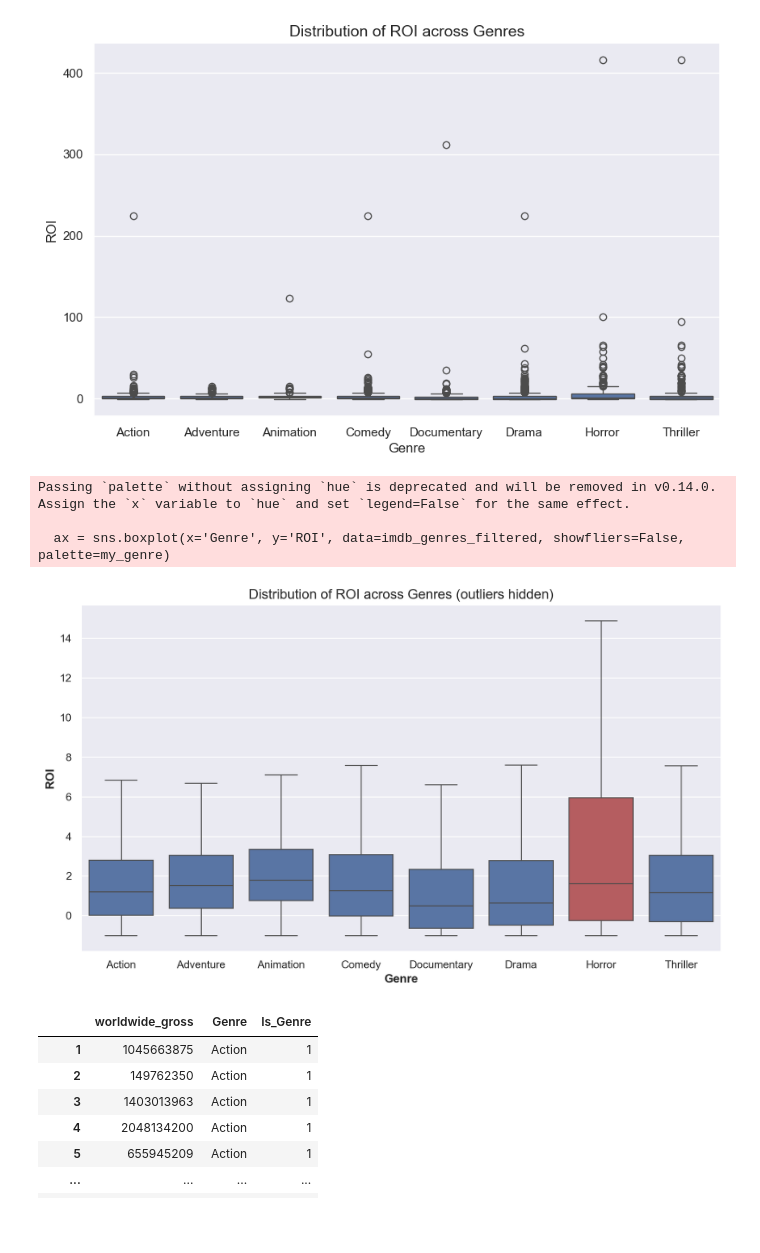
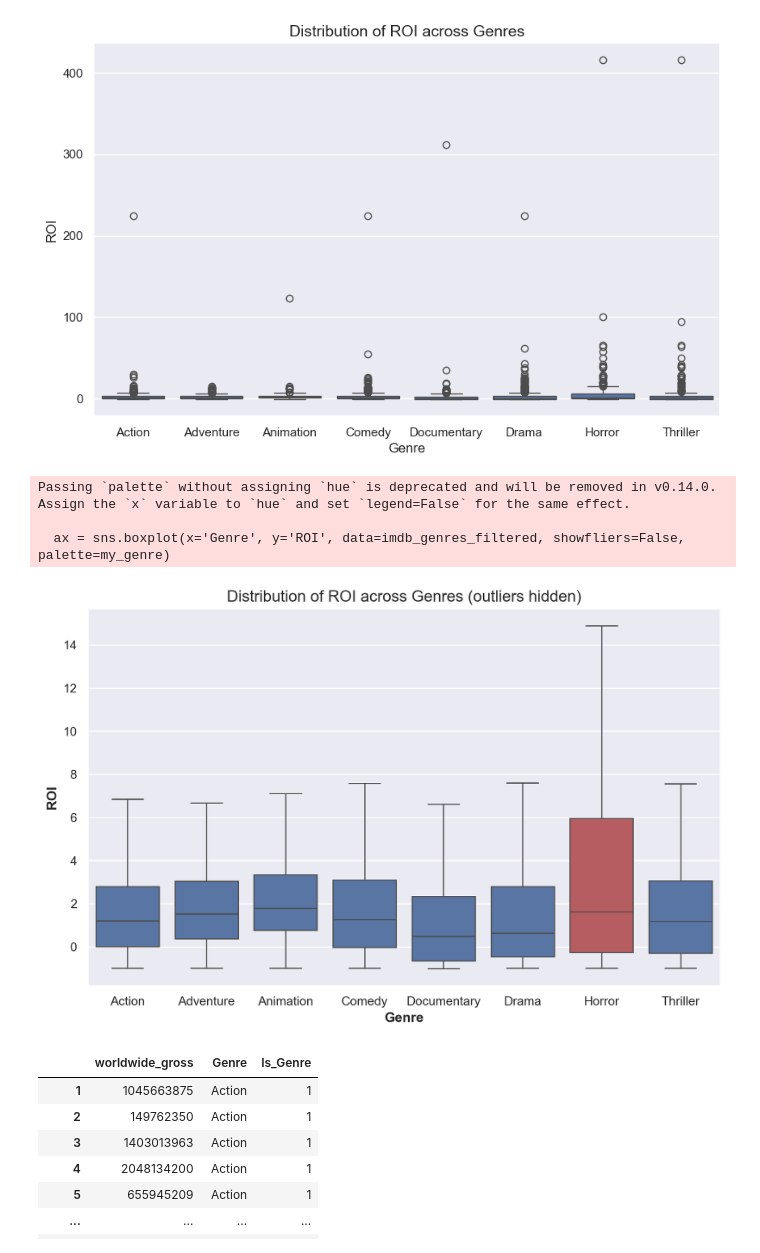
Before and after one commit to williambguo/ds-p2-project, a Jupyter notebook: code/eda.ipynb, the cells around one changed output. Drawn from its saved outputs; the diff is of its cells as text; code cells hidden in the pictures; blank space fills up the shorter version.

```diff
--- a/code/eda.ipynb
+++ b/code/eda.ipynb
@@ -671,30 +682,30 @@ plt.show()
 # %%
 # Same boxplot as above but without outliers
 genre_columns = ['Action', 'Adventure', 'Animation', 'Comedy', 'Documentary', 'Drama',  'Horror', 'Thriller']
 imdb_genres = imdb.melt(id_vars=['ROI'], value_vars=genre_columns, var_name='Genre', value_name='Is_Genre')
 imdb_genres_filtered = imdb_genres[imdb_genres['Is_Genre'] == 1]
 sns.set_theme(style="darkgrid")
 
 # Create a box plot to visualize ROI distribution across genres
 plt.figure(figsize=(10, 6), dpi=200)
 
 my_genre = {genre: "r" if genre == "Horror" else "b" for genre in imdb_genres_filtered.Genre.unique()}
 ax = sns.boxplot(x='Genre', y='ROI', data=imdb_genres_filtered, showfliers=False, palette=my_genre)
 
 # Add titles and labels
 ax.set_title('Distribution of ROI across Genres (outliers hidden)', fontsize=14)
 ax.set_xlabel('Genre', fontsize=12, fontweight='bold')
 ax.set_ylabel('ROI', fontsize=12, fontweight='bold')
 
 # Show the plot
 #plt.grid(True)
-plt.tight_layout()
+plt.savefig('../images/roi_dist_genres_no_outliers.png', bbox_inches='tight')
 plt.show()
 # %% [output]
 Passing `palette` without assigning `hue` is deprecated and will be removed in v0.14.0. Assign the `x` variable to `hue` and set `legend=False` for the same effect.
 
   ax = sns.boxplot(x='Genre', y='ROI', data=imdb_genres_filtered, showfliers=False, palette=my_genre)
-[figure, old version]
+[figure, new version]
 # %%
 imdb_genres_filtered
 # %% [output]
```
Also changed, not shown: parts of 10 cells of this notebook, 7 other files.
